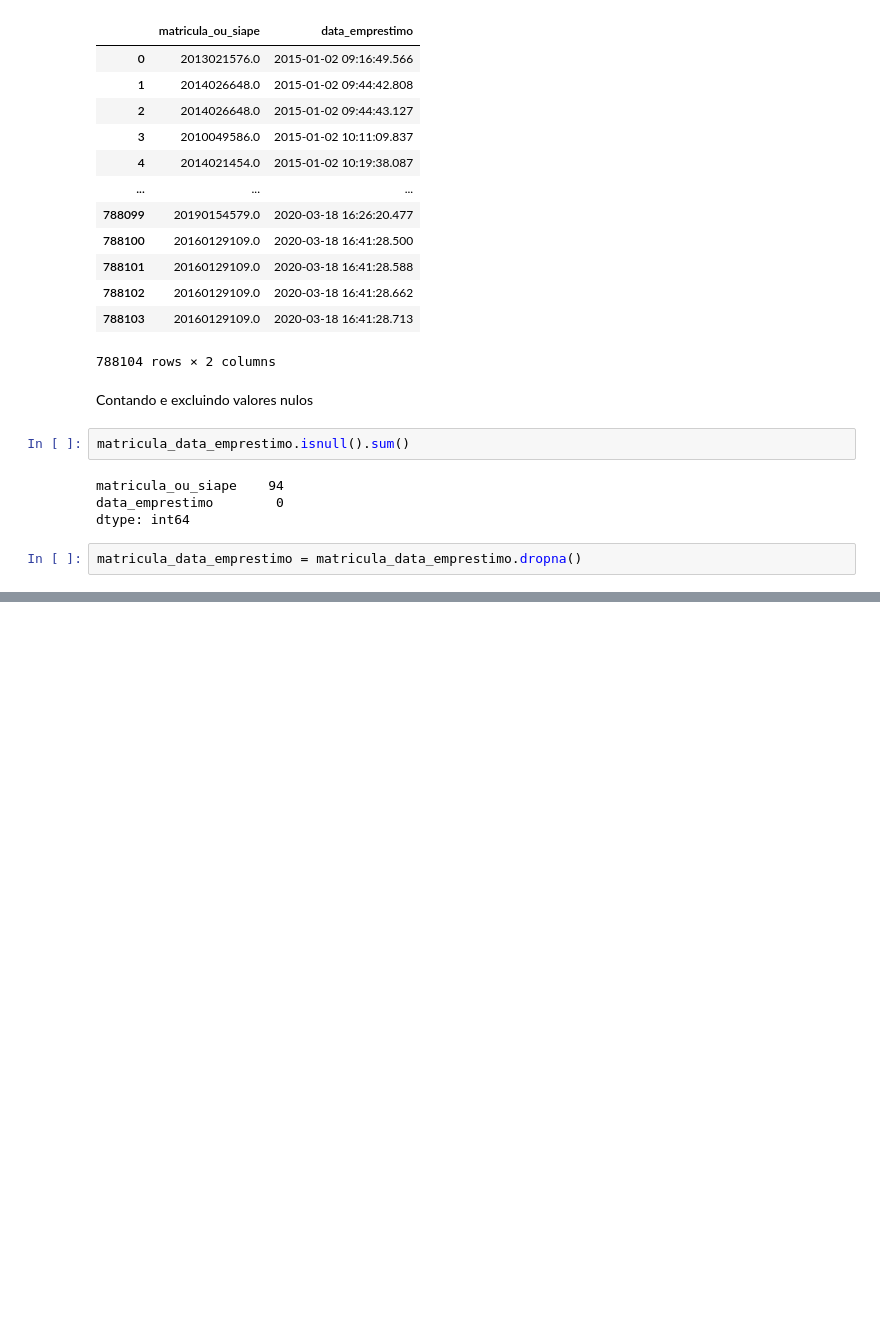
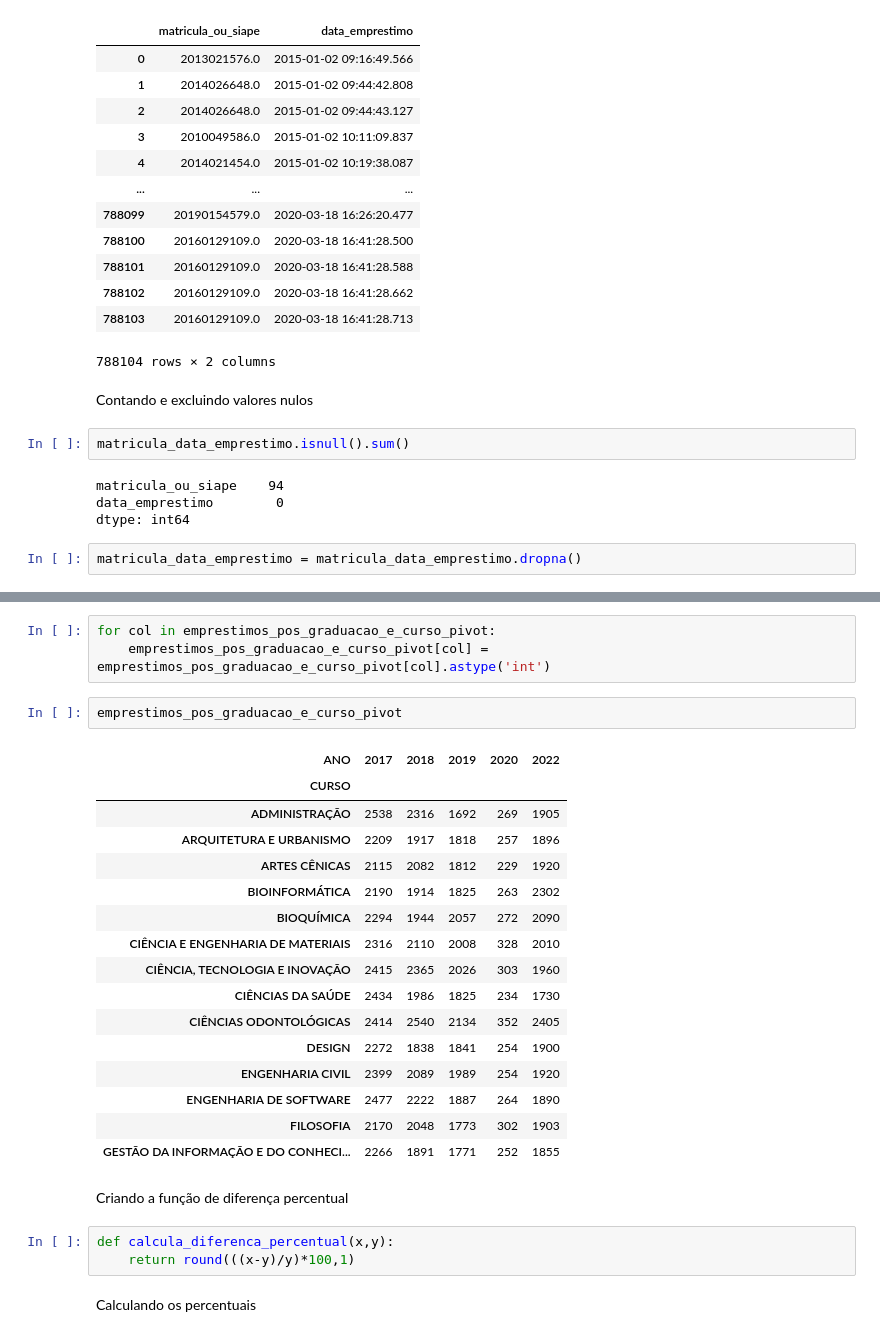
Before and after one commit to WyndamBaxter/Desafio-7-days-of-coding-dashboard, a Jupyter notebook: Analise_exploratoria.ipynb, the cells around one changed output, grey strips where cells are left out. Cells and saved outputs as stored; diff of their text form; blank space fills up the shorter version.

```diff
--- a/Analise_exploratoria.ipynb
+++ b/Analise_exploratoria.ipynb
@@ -1107,0 +1504,29 @@ matricula_data_emprestimo = matricula_data_emprestimo.dropna()
+# %%
+for col in emprestimos_pos_graduacao_e_curso_pivot:
+    emprestimos_pos_graduacao_e_curso_pivot[col] = emprestimos_pos_graduacao_e_curso_pivot[col].astype('int')
+# %%
+emprestimos_pos_graduacao_e_curso_pivot
+# %% [output]
+| ANO | 2017 | 2018 | 2019 | 2020 | 2022 |
+| CURSO |  |  |  |  |  |
+| ADMINISTRAÇÃO | 2538 | 2316 | 1692 | 269 | 1905 |
+| ARQUITETURA E URBANISMO | 2209 | 1917 | 1818 | 257 | 1896 |
+| ARTES CÊNICAS | 2115 | 2082 | 1812 | 229 | 1920 |
+| BIOINFORMÁTICA | 2190 | 1914 | 1825 | 263 | 2302 |
+| BIOQUÍMICA | 2294 | 1944 | 2057 | 272 | 2090 |
+| CIÊNCIA E ENGENHARIA DE MATERIAIS | 2316 | 2110 | 2008 | 328 | 2010 |
+| CIÊNCIA, TECNOLOGIA E INOVAÇÃO | 2415 | 2365 | 2026 | 303 | 1960 |
+| CIÊNCIAS DA SAÚDE | 2434 | 1986 | 1825 | 234 | 1730 |
+| CIÊNCIAS ODONTOLÓGICAS | 2414 | 2540 | 2134 | 352 | 2405 |
+| DESIGN | 2272 | 1838 | 1841 | 254 | 1900 |
+| ENGENHARIA CIVIL | 2399 | 2089 | 1989 | 254 | 1920 |
+| ENGENHARIA DE SOFTWARE | 2477 | 2222 | 1887 | 264 | 1890 |
+| FILOSOFIA | 2170 | 2048 | 1773 | 302 | 1903 |
+| GESTÃO DA INFORMAÇÃO E DO CONHECI... | 2266 | 1891 | 1771 | 252 | 1855 |
+# %% [markdown]
+Criando a função de diferença percentual
+# %%
+def calcula_diferenca_percentual(x,y):
+    return round(((x-y)/y)*100,1)
+# %% [markdown]
+Calculando os percentuais
```
Also changed, not shown: parts of 40 cells of this notebook.
